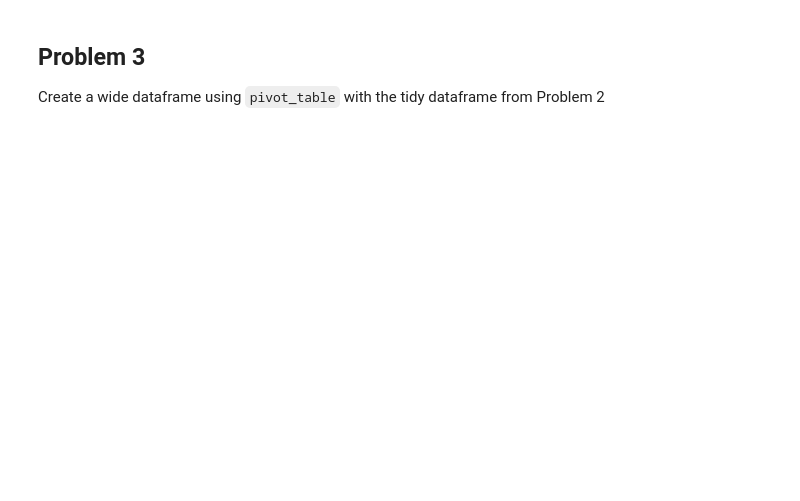
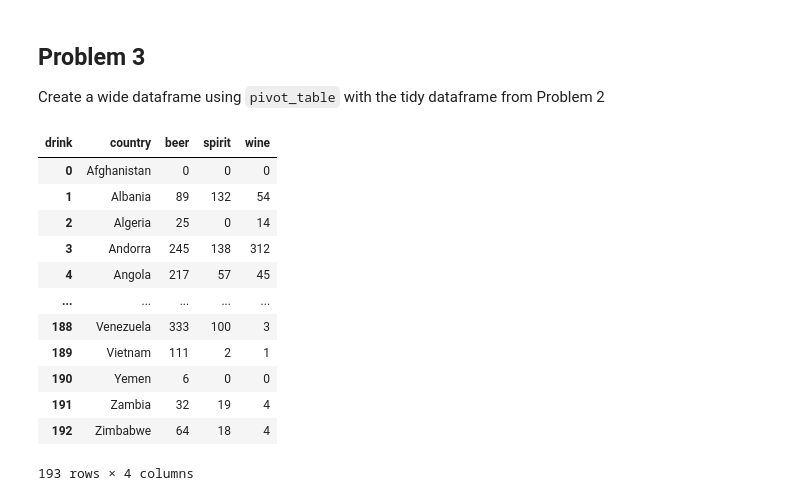
Before and after one commit to CS133-DataVisualization/cl-and-homework-JayBA1010, a Jupyter notebook: M04_HW05_reshape.ipynb, the cells around one changed output. Cells and saved outputs as stored; diff of their text form; code cells hidden in the pictures; blank space fills up the shorter version.

```diff
--- a/M04_HW05_reshape.ipynb
+++ b/M04_HW05_reshape.ipynb
@@ -56,3 +119,29 @@ Remove `"_servings"` from the data in the tidy dataframe in Problem 1. Who drink
 # %% [markdown]
 ## Problem 3
 Create a wide dataframe using `pivot_table` with the tidy dataframe from Problem 2
+# %%
+# Use a pivot table to make a wide format of the tidy_alcohol dataframe
+wide_alcohol = tidy_alcohol.pivot_table(
+    index="country",
+    columns="drink",
+    values="servings"
+)
+
+# Reset the index of the wide_alcohol dataframe
+wide_alcohol.reset_index(inplace=True)
+
+wide_alcohol
+# %% [output]
+| drink | country | beer | spirit | wine |
+| 0 | Afghanistan | 0 | 0 | 0 |
+| 1 | Albania | 89 | 132 | 54 |
+| 2 | Algeria | 25 | 0 | 14 |
+| 3 | Andorra | 245 | 138 | 312 |
+| 4 | Angola | 217 | 57 | 45 |
+| ... | ... | ... | ... | ... |
+| 188 | Venezuela | 333 | 100 | 3 |
+| 189 | Vietnam | 111 | 2 | 1 |
+| 190 | Yemen | 6 | 0 | 0 |
+| 191 | Zambia | 32 | 19 | 4 |
+| 192 | Zimbabwe | 64 | 18 | 4 |
+193 rows × 4 columns
```
Also changed, not shown: parts of 3 cells of this notebook.
